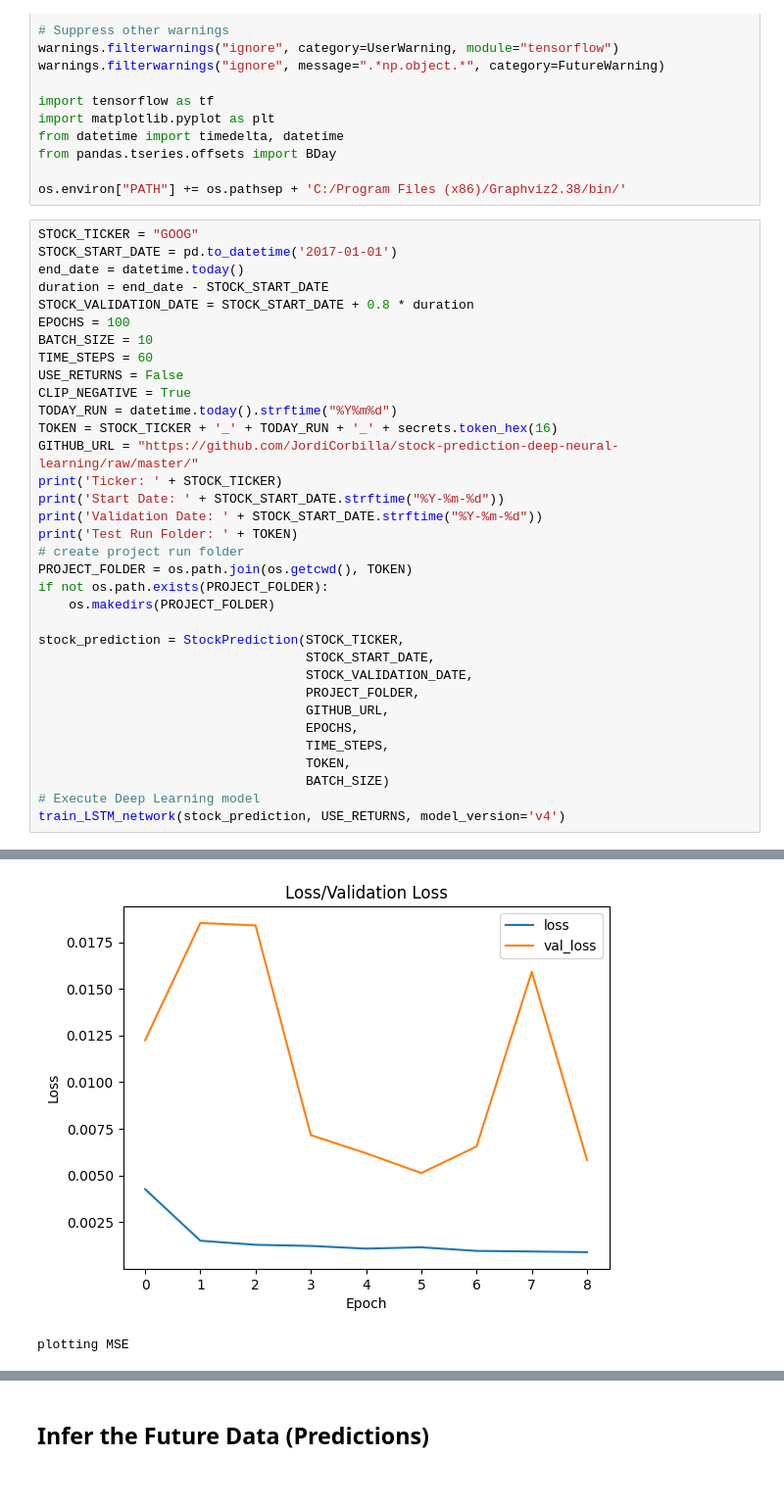
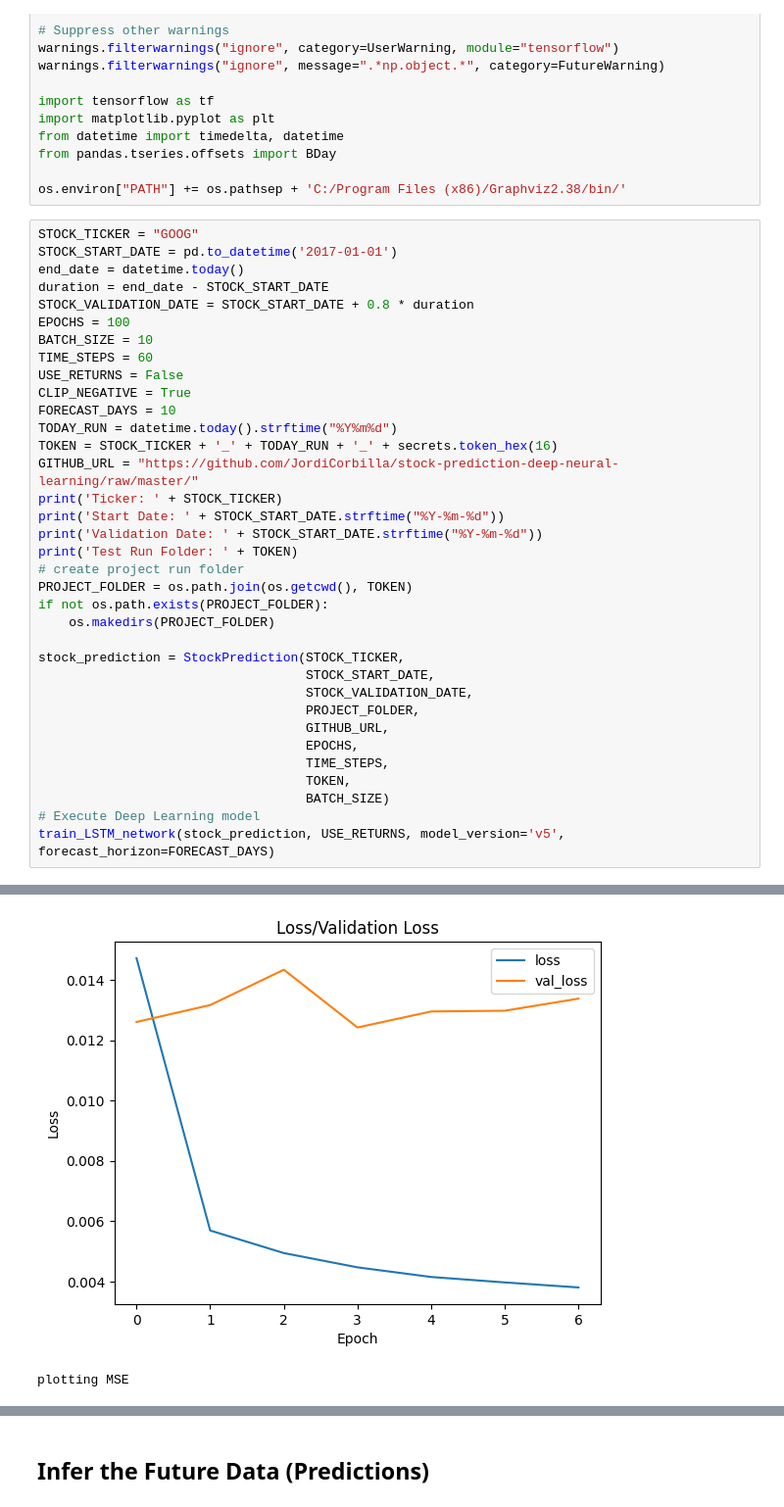
Before and after one commit to JordiCorbilla/stock-prediction-deep-neural-learning, a Jupyter notebook: stock_prediction_lstm.ipynb, the cells around one changed output, grey strips where cells are left out. Shown: that part at 98% size. Cells and saved outputs as stored; diff of their text form.

Commit message:
add forecast with v5

```diff
--- a/stock_prediction_lstm.ipynb
+++ b/stock_prediction_lstm.ipynb
@@ -60,6 +60,7 @@ BATCH_SIZE = 10
 TIME_STEPS = 60
 USE_RETURNS = False
 CLIP_NEGATIVE = True
+FORECAST_DAYS = 10
 TODAY_RUN = datetime.today().strftime("%Y%m%d")
 TOKEN = STOCK_TICKER + '_' + TODAY_RUN + '_' + secrets.token_hex(16)
 GITHUB_URL = "https://github.com/JordiCorbilla/stock-prediction-deep-neural-learning/raw/master/"
@@ -82,7 +83,7 @@ stock_prediction = StockPrediction(STOCK_TICKER,
                                    TOKEN,
                                    BATCH_SIZE)
 # Execute Deep Learning model
-train_LSTM_network(stock_prediction, USE_RETURNS, model_version='v4')
+train_LSTM_network(stock_prediction, USE_RETURNS, model_version='v5', forecast_horizon=FORECAST_DAYS)
 # %% [output]
 Ticker: GOOG
 Start Date: 2017-01-01
@@ -131,4 +132,4 @@ Epoch 9: early stopping
 saving model
 plotting loss
-[figure, old version]
+[figure, new version]
 plotting MSE
```
Also changed, not shown: parts of 2 cells of this notebook, 5 other files.
